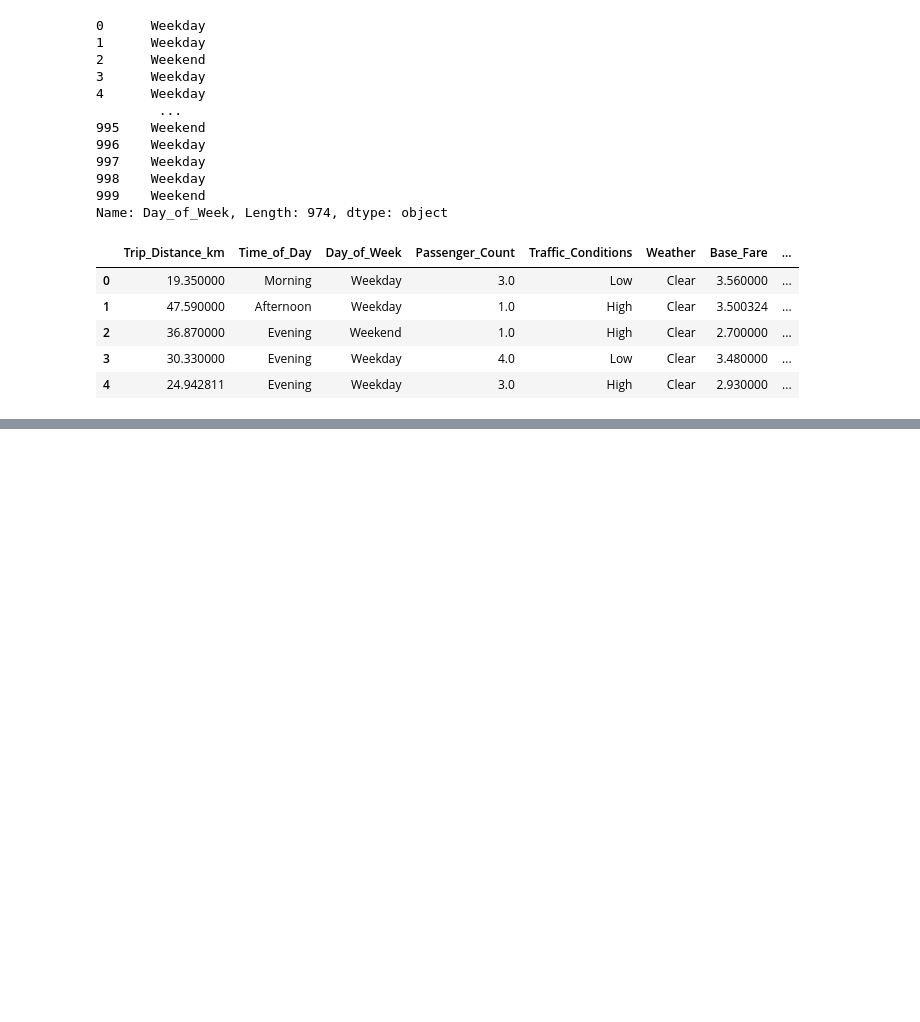
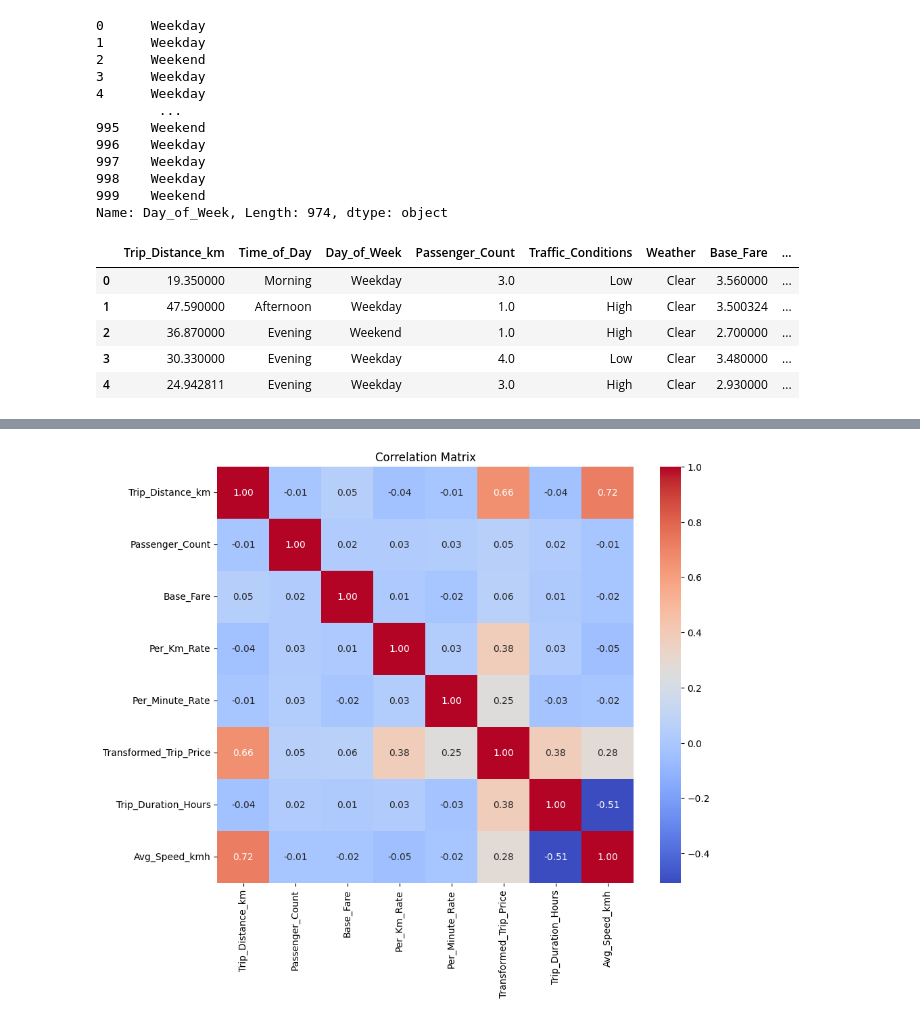
Before and after one commit to zeyad-mohvme-d/Taxi-Fare-Trip-Duration-Analytics, a Jupyter notebook: Notebook/Analysis.ipynb, the cells around one changed output, grey strips where cells are left out. Drawn from its saved outputs; the diff is of its cells as text; code cells hidden in the pictures; blank space fills up the shorter version.

```diff
--- a/Notebook/Analysis.ipynb
+++ b/Notebook/Analysis.ipynb
@@ -497,3 +495,7 @@ data.head()
 | 2 | 36.870000 | Evening | Weekend | 1.0 | High | Clear | 2.700000 | ... |
 | 3 | 30.330000 | Evening | Weekday | 4.0 | Low | Clear | 3.480000 | ... |
 | 4 | 24.942811 | Evening | Weekday | 3.0 | High | Clear | 2.930000 | ... |
+# %%
+# كما في الملف: "compare peak vs off-peak fares (t-test)"
+data['Is_Peak'] = data['Time_of_Day'].isin(['Morning', 'Evening']).astype(int)
+data['Is_Weekend'] = (data['Day_of_Week'] == 'Weekend').astype(int)
@@ -499,0 +511,16 @@ data.head()
+# %%
+traffic_map = {'Low': 0, 'Medium': 1, 'High': 2}
+data['Traffic_Level'] = data['Traffic_Conditions'].map(traffic_map)
+# %%
+data['Distance_x_Traffic'] = data['Trip_Distance_km'] * data['Traffic_Level']
+data['Duration_x_Weekend'] = data['Trip_Duration_Minutes'] * data['Is_Weekend']
+data['Peak_x_Traffic'] = data['Is_Peak'] * data['Traffic_Level']
+# %%
+# Time_of_Day → Ordinal
+time_order = {'Morning': 0, 'Afternoon': 1, 'Evening': 2}
+data['Time_Code'] = data['Time_of_Day'].map(time_order)
+
+# Weather → One-Hot (افترض أن القيم: 'Clear', 'Rainy', 'Snowy')
+if 'Weather' in data.columns:
+    data = pd.get_dummies(data, columns=['Weather'], prefix='W', dummy_na=True)
+    # الناتج: W_Clear, W_Rainy, W_Snowy, W_nan
@@ -499,0 +556,12 @@ data.head()
+# %%
+data_numerc = data.drop(columns=['Traffic_Conditions', 'Time_of_Day', 'Day_of_Week','Is_Peak', 'Is_Weekend',
+       'Traffic_Level', 'Distance_x_Traffic', 'Duration_x_Weekend',
+       'Peak_x_Traffic', 'Time_Code', 'W_Clear', 'W_Rain', 'W_Snow', 'W_nan'])
+
+corr = data_numerc.corr()
+plt.figure(figsize=(10, 8))
+sns.heatmap(corr, annot=True, fmt=".2f", cmap='coolwarm', square=True)
+plt.title('Correlation Matrix')
+plt.show()
+# %% [output]
+[figure, added]
```
Also changed, not shown: parts of 27 cells of this notebook.
